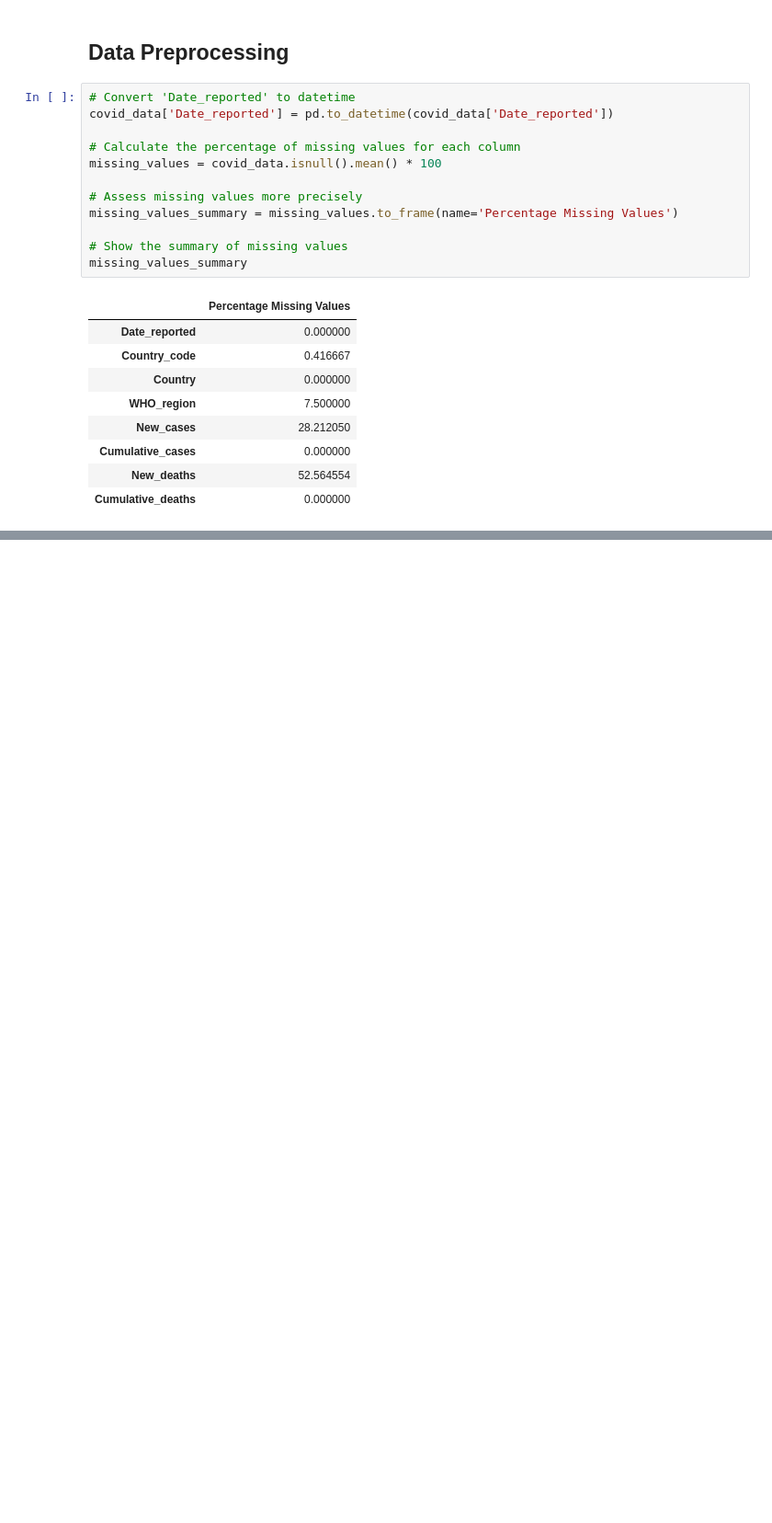
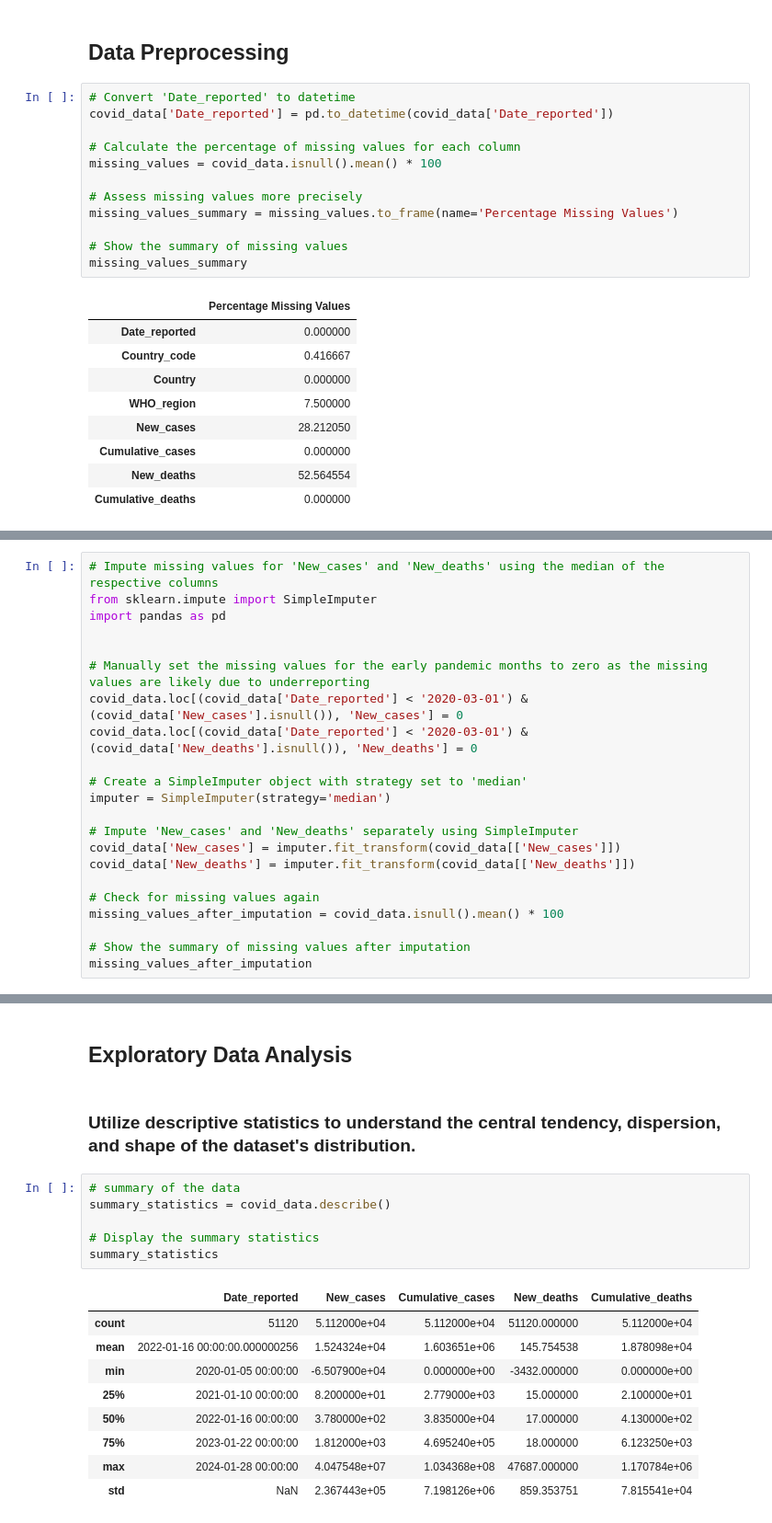
Before and after one commit to dagbolade/covid, a Jupyter notebook: covid-19-global-data.ipynb, the cells around one changed output, grey strips where cells are left out. Shown at 92% size. Cells and saved outputs as stored; diff of their text form; blank space fills up the shorter version.

```diff
--- a/covid-19-global-data.ipynb
+++ b/covid-19-global-data.ipynb
@@ -75,0 +153,22 @@ missing_values_summary
+# %%
+# Impute missing values for 'New_cases' and 'New_deaths' using the median of the respective columns
+from sklearn.impute import SimpleImputer
+import pandas as pd
+
+
+# Manually set the missing values for the early pandemic months to zero as the missing values are likely due to underreporting
+covid_data.loc[(covid_data['Date_reported'] < '2020-03-01') & (covid_data['New_cases'].isnull()), 'New_cases'] = 0
+covid_data.loc[(covid_data['Date_reported'] < '2020-03-01') & (covid_data['New_deaths'].isnull()), 'New_deaths'] = 0
+
+# Create a SimpleImputer object with strategy set to 'median'
+imputer = SimpleImputer(strategy='median')
+
+# Impute 'New_cases' and 'New_deaths' separately using SimpleImputer
+covid_data['New_cases'] = imputer.fit_transform(covid_data[['New_cases']])
+covid_data['New_deaths'] = imputer.fit_transform(covid_data[['New_deaths']])
+
+# Check for missing values again
+missing_values_after_imputation = covid_data.isnull().mean() * 100
+
+# Show the summary of missing values after imputation
+missing_values_after_imputation
@@ -75,0 +188,20 @@ missing_values_summary
+# %% [markdown]
+## Exploratory Data Analysis
+# %% [markdown]
+### Utilize descriptive statistics to understand the central tendency, dispersion, and shape of the dataset's distribution.
+# %%
+# summary of the data
+summary_statistics = covid_data.describe()
+
+# Display the summary statistics
+summary_statistics
+# %% [output]
+|  | Date_reported | New_cases | Cumulative_cases | New_deaths | Cumulative_deaths |
+| count | 51120 | 5.112000e+04 | 5.112000e+04 | 51120.000000 | 5.112000e+04 |
+| mean | 2022-01-16 00:00:00.000000256 | 1.524324e+04 | 1.603651e+06 | 145.754538 | 1.878098e+04 |
+| min | 2020-01-05 00:00:00 | -6.507900e+04 | 0.000000e+00 | -3432.000000 | 0.000000e+00 |
+| 25% | 2021-01-10 00:00:00 | 8.200000e+01 | 2.779000e+03 | 15.000000 | 2.100000e+01 |
+| 50% | 2022-01-16 00:00:00 | 3.780000e+02 | 3.835000e+04 | 17.000000 | 4.130000e+02 |
+| 75% | 2023-01-22 00:00:00 | 1.812000e+03 | 4.695240e+05 | 18.000000 | 6.123250e+03 |
+| max | 2024-01-28 00:00:00 | 4.047548e+07 | 1.034368e+08 | 47687.000000 | 1.170784e+06 |
+| std | NaN | 2.367443e+05 | 7.198126e+06 | 859.353751 | 7.815541e+04 |
```
Also changed, not shown: parts of 14 cells of this notebook.
